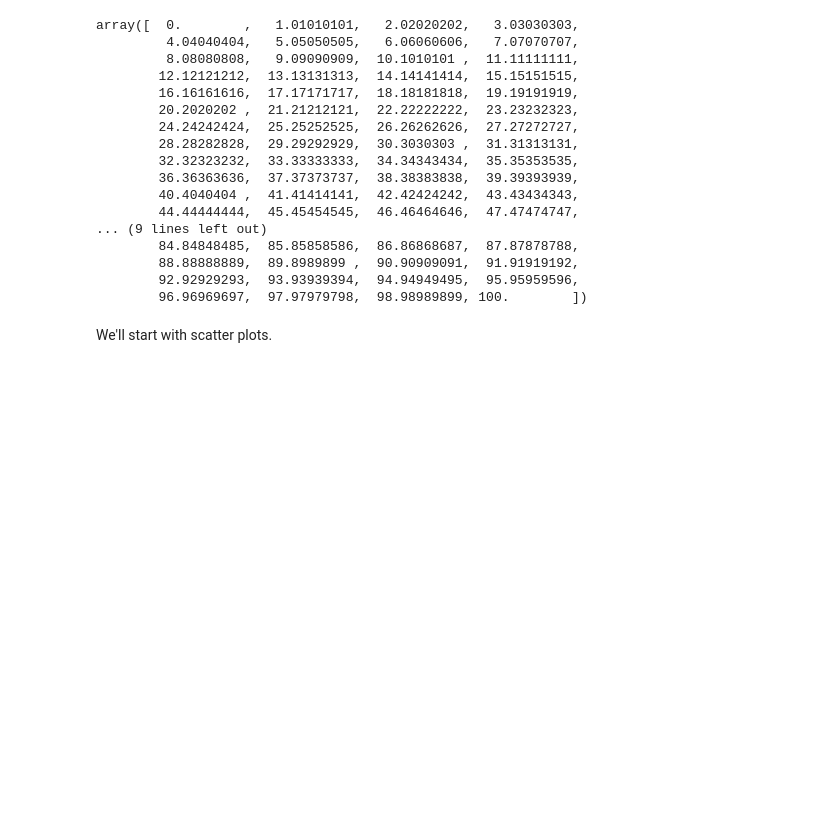
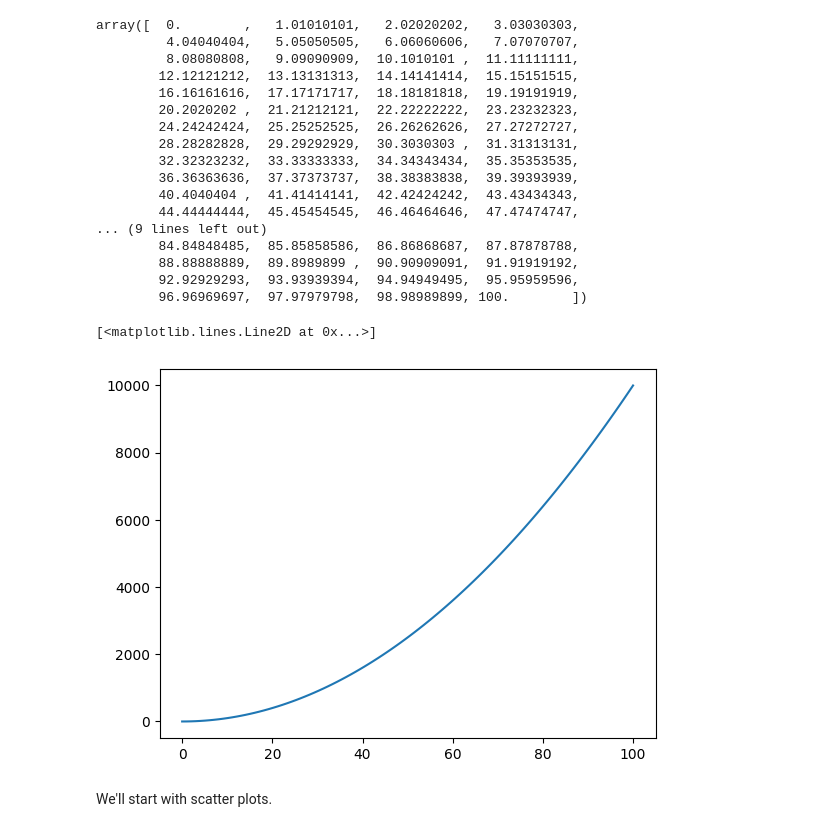
Before and after one commit to GhadeerZahwe/Matplotlib_Practice, a Jupyter notebook: matplotlib-exercises.ipynb, the cells around one changed output. Cells and saved outputs as stored; diff of their text form; code cells hidden in the pictures; blank space fills up the shorter version.

```diff
--- a/matplotlib-exercises.ipynb
+++ b/matplotlib-exercises.ipynb
@@ -111,6 +111,12 @@ array([  0.        ,   1.01010101,   2.02020202,   3.03030303,
         96.96969697,  97.97979798,  98.98989899, 100.        ])
 # %%
 # Create a plot using plt.subplots() and plot X versus X^2 (X squared)
+y=X**2
+fig, ax= plt.subplots()
+ax.plot(X,y)
+# %% [output]
+[<matplotlib.lines.Line2D at 0x...>]
+[figure, added]
 # %% [markdown]
 We'll start with scatter plots.
 # %%
```
